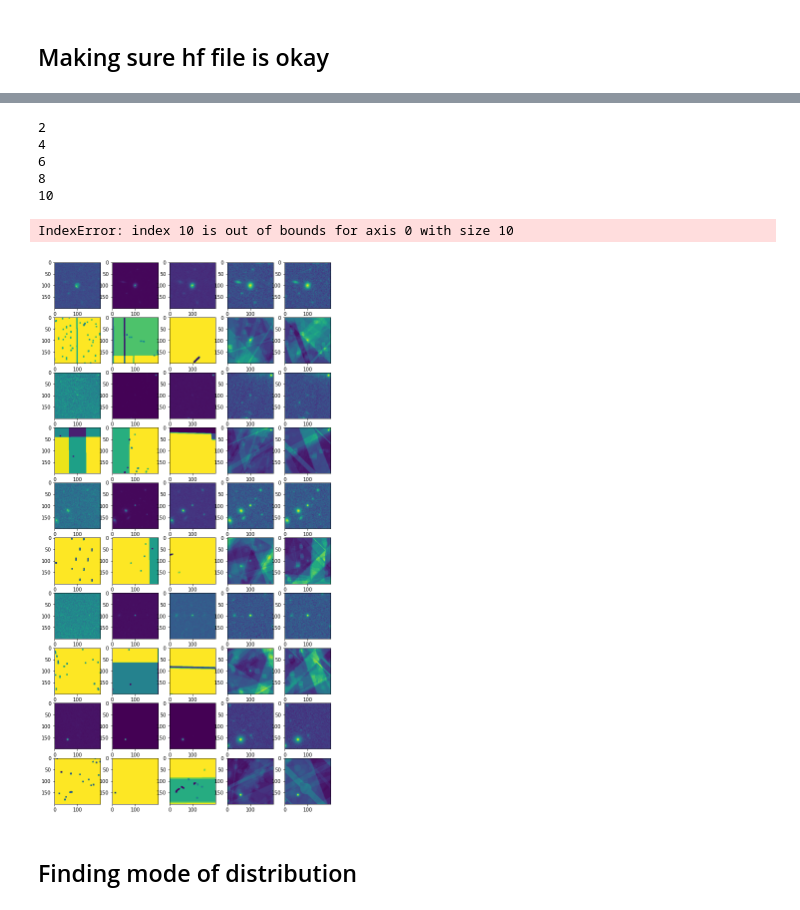
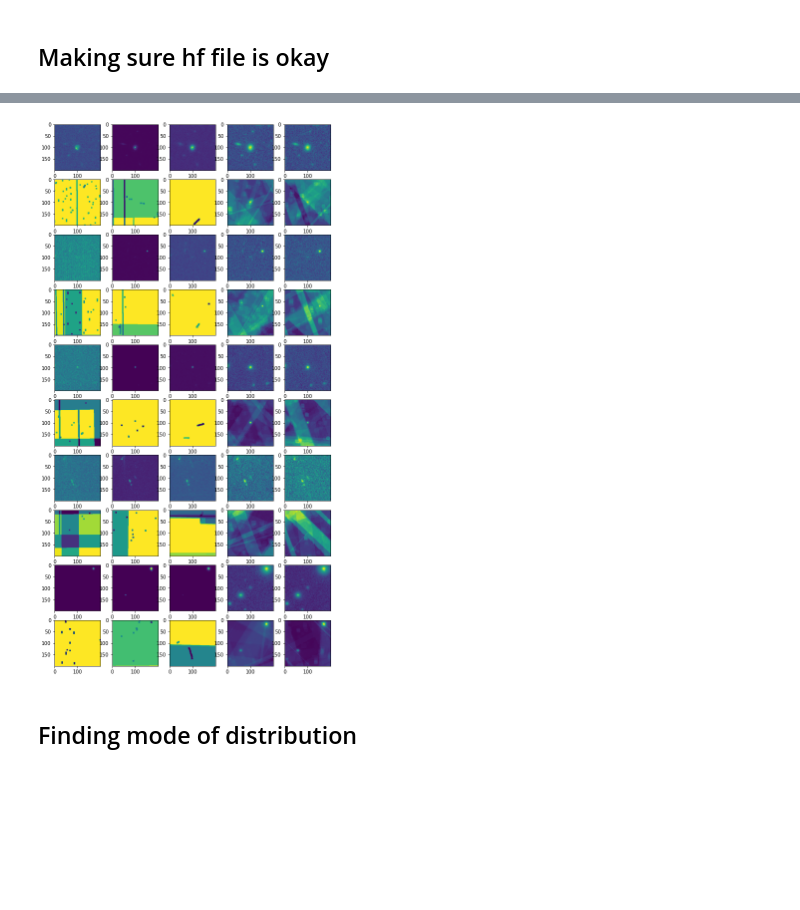
Before and after one commit to AnaHoban/GravitationalLensing2, a Jupyter notebook: Code/Batch Loading/Currently used/cutouts/Cutout_production.ipynb, the cells around one changed output, grey strips where cells are left out. Saved outputs shown, nothing was run; the diff lists cells and outputs as text; code cells hidden in the pictures; blank space fills up the shorter version.

```diff
--- a/Code/Batch Loading/Currently used/cutouts/Cutout_production.ipynb
+++ b/Code/Batch Loading/Currently used/cutouts/Cutout_production.ipynb
@@ -633,4 +637,5 @@ for tile in tiles_with_lenses:
 # %% [markdown]
 ## Making sure hf file is okay
 # %%
-hf = h5py.File(scratch + 'Dataset_run2.h5', "r")
+scratch = os.path.expandvars("$SCRATCH") + '/'
+hf_1 = h5py.File(scratch + 'Dataset_run2_2.h5', "r") #0 to 500
@@ -636,0 +663,8 @@ hf = h5py.File(scratch + 'Dataset_run2.h5', "r")
+# %%
+fig, axs = plt.subplots(10,5,figsize= [10,20])
+img = 0
+while img < 10:
+    for i in range(5):
+        axs[img,i].imshow(np.array(hf_1.get('000.237_'+str(img)))[...,i])
+        axs[img+1,i].imshow(np.array(hf_1.get('000.237_'+str(img)))[...,i+5])
+    img += 2
@@ -637,19 +673,13 @@ hf = h5py.File(scratch + 'Dataset_run2.h5', "r")
 # %%
 fig, axs = plt.subplots(10,5,figsize= [10,20])
 img = 0
-while img <= 10:
+while img < 10:
     for i in range(5):
-        axs[img,i].imshow(np.array(hf.get('005.246_'+str(img)))[...,i])
-        axs[img+1,i].imshow(np.array(hf.get('005.246_'+str(img)))[...,i+5])
+        axs[img,i].imshow(np.array(hf_1.get('005.246_'+str(img)))[...,i])
+        axs[img+1,i].imshow(np.array(hf_1.get('005.246_'+str(img)))[...,i+5])
     img += 2
 # %% [output]
-2
-4
-6
-8
-10
-IndexError: index 10 is out of bounds for axis 0 with size 10
-[figure, old version]
+[figure, new version]
 # %%
 hf.close()
 # %% [markdown]
```
Also changed, not shown: parts of 36 cells of this notebook, 7 other files.
